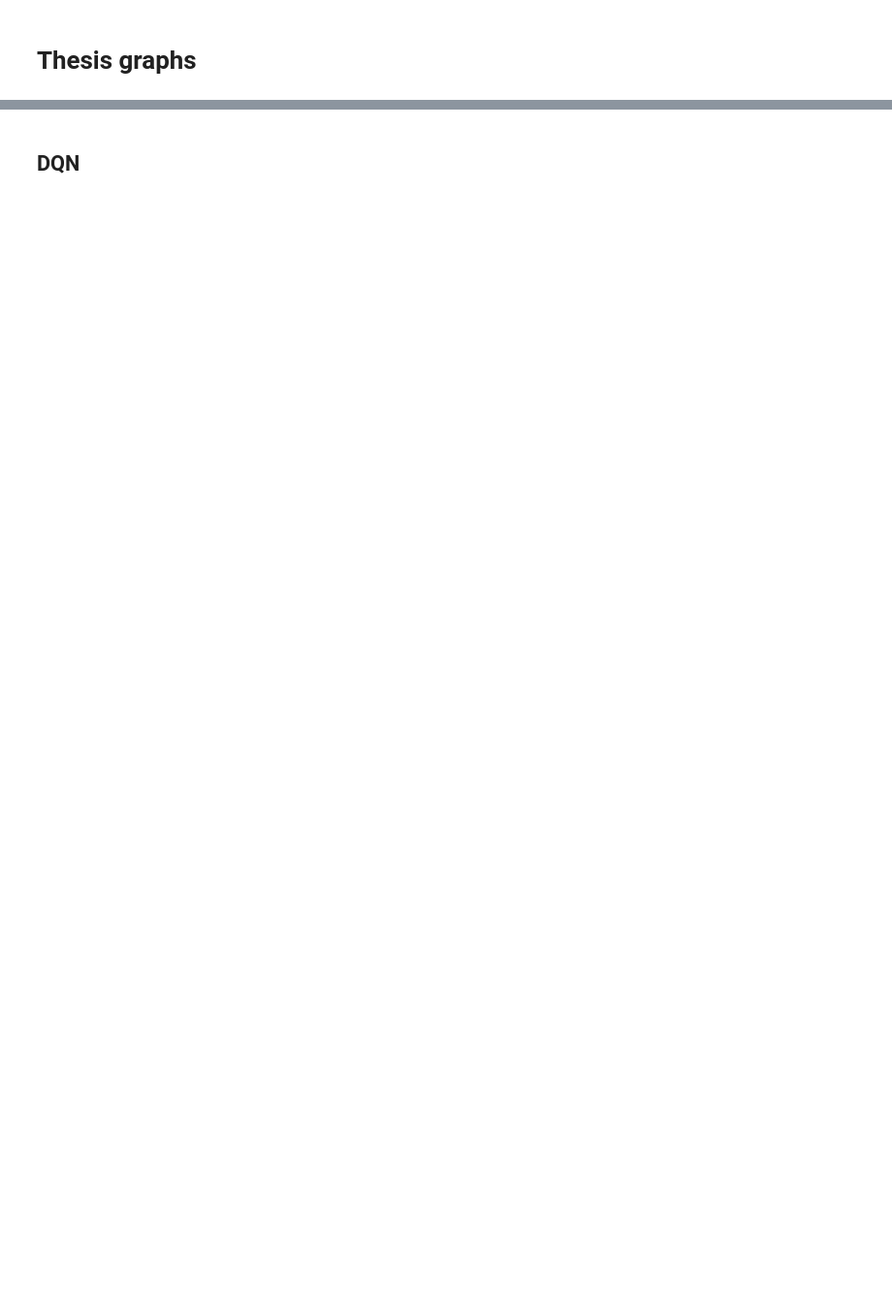
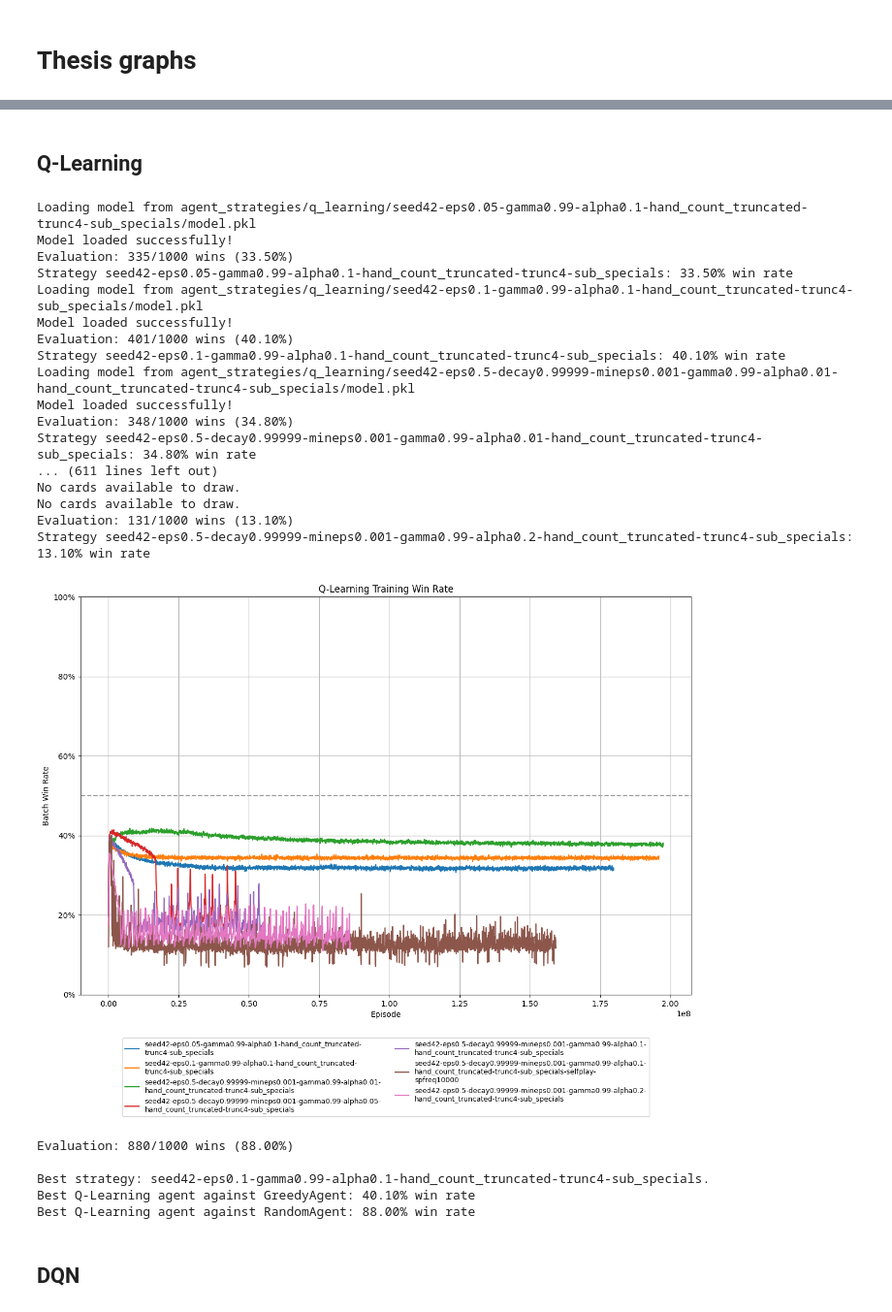
Before and after one commit to vasatjos/bachelor-thesis, a Jupyter notebook: src/graphs.ipynb, the cells around one changed output, grey strips where cells are left out. Shown at 97% size. Saved outputs shown, nothing was run; the diff lists cells and outputs as text; code cells hidden in the pictures; blank space fills up the shorter version.

```diff
--- a/src/graphs.ipynb
+++ b/src/graphs.ipynb
@@ -6,2 +122,30 @@ import matplotlib.pyplot as plt
+# %% [markdown]
+## Q-Learning
+# %%
+plot_and_eval_algorithm("Q-Learning", QLearningAgent, "agent_strategies/q_learning")
+# %% [output]
+Loading model from agent_strategies/q_learning/seed42-eps0.05-gamma0.99-alpha0.1-hand_count_truncated-trunc4-sub_specials/model.pkl
+Model loaded successfully!
+Evaluation: 335/1000 wins (33.50%)
+Strategy seed42-eps0.05-gamma0.99-alpha0.1-hand_count_truncated-trunc4-sub_specials: 33.50% win rate
+Loading model from agent_strategies/q_learning/seed42-eps0.1-gamma0.99-alpha0.1-hand_count_truncated-trunc4-sub_specials/model.pkl
+Model loaded successfully!
+Evaluation: 401/1000 wins (40.10%)
+Strategy seed42-eps0.1-gamma0.99-alpha0.1-hand_count_truncated-trunc4-sub_specials: 40.10% win rate
+Loading model from agent_strategies/q_learning/seed42-eps0.5-decay0.99999-mineps0.001-gamma0.99-alpha0.01-hand_count_truncated-trunc4-sub_specials/model.pkl
+Model loaded successfully!
+Evaluation: 348/1000 wins (34.80%)
+Strategy seed42-eps0.5-decay0.99999-mineps0.001-gamma0.99-alpha0.01-hand_count_truncated-trunc4-sub_specials: 34.80% win rate
+... (611 lines left out)
+No cards available to draw.
+No cards available to draw.
+Evaluation: 131/1000 wins (13.10%)
+Strategy seed42-eps0.5-decay0.99999-mineps0.001-gamma0.99-alpha0.2-hand_count_truncated-trunc4-sub_specials: 13.10% win rate
+[figure, added]
+Evaluation: 880/1000 wins (88.00%)
+
+Best strategy: seed42-eps0.1-gamma0.99-alpha0.1-hand_count_truncated-trunc4-sub_specials.
+Best Q-Learning agent against GreedyAgent: 40.10% win rate
+Best Q-Learning agent against RandomAgent: 88.00% win rate
 # %% [markdown]
 ## DQN
```
Also changed, not shown: parts of 11 cells of this notebook.
